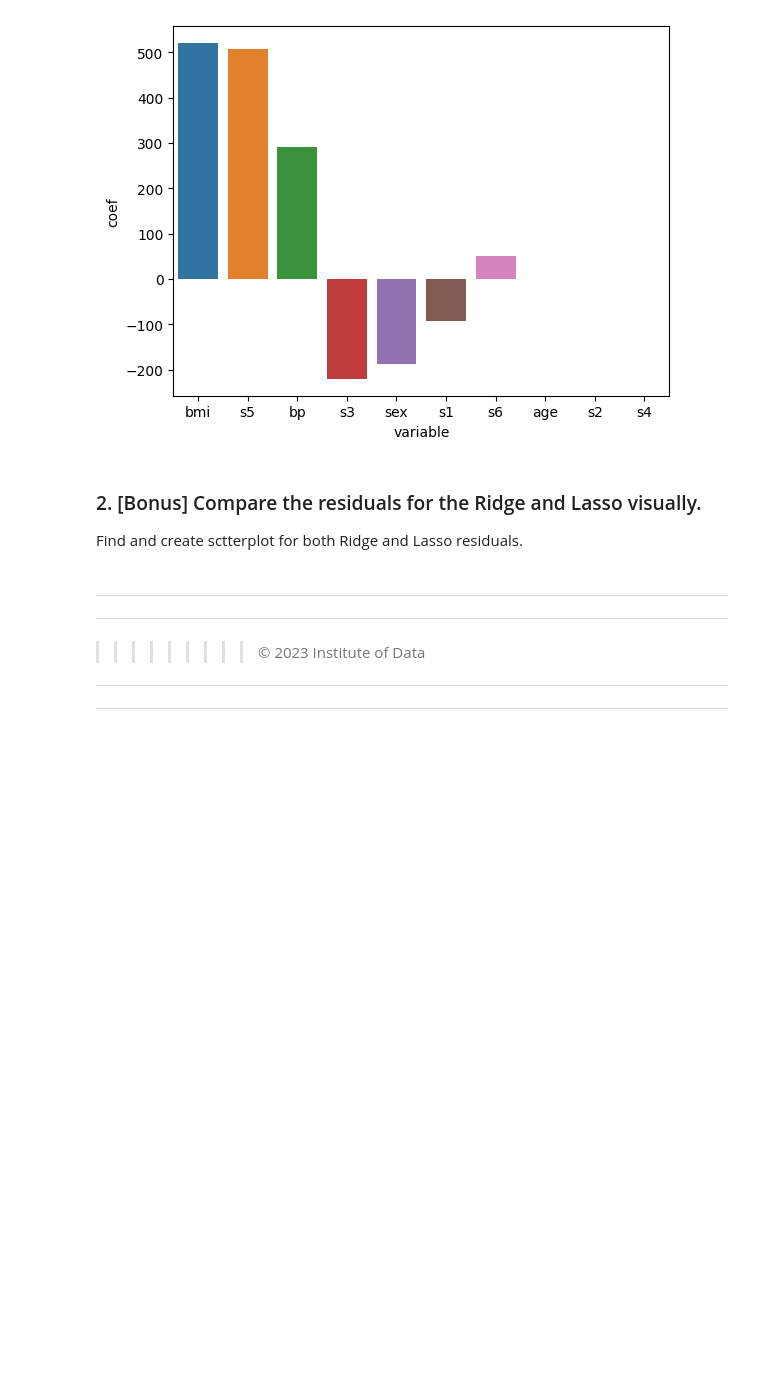
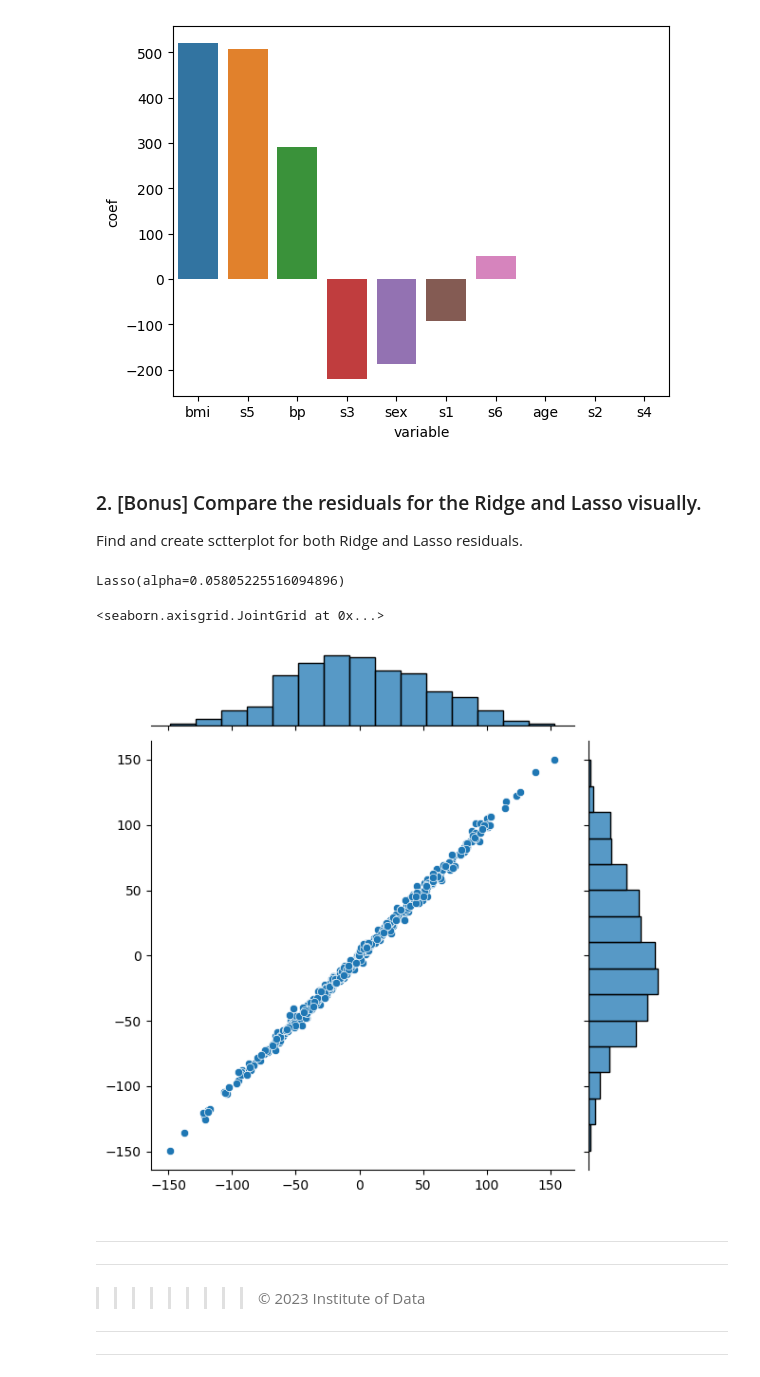
Before and after one commit to CDan07/IOD, a Jupyter notebook: Labs/Module 4/IOD_Lab.4.4.ipynb, the cells around one changed output. Drawn from its saved outputs; the diff is of its cells as text; code cells hidden in the pictures; blank space fills up the shorter version.

```diff
--- a/Labs/Module 4/IOD_Lab.4.4.ipynb
+++ b/Labs/Module 4/IOD_Lab.4.4.ipynb
@@ -282,5 +282,11 @@ view_coeff(X, optimal_lasso)
 Find and create sctterplot for both Ridge and Lasso residuals.
 # %%
 # Build the ridge and lasso using optimal alpha
+ridge = Ridge(alpha=optimal_ridge.alpha_)
+lasso = Lasso(alpha=optimal_lasso.alpha_)
 
 # Need to fit the Lasso and Ridge outside of cross_val_score like we did with the ridge
+ridge.fit(X, y)
+lasso.fit(X, y)
+# %% [output]
+Lasso(alpha=0.05805225516094896)
@@ -291,3 +293,13 @@ Find and create sctterplot for both Ridge and Lasso residuals.
+# %%
+# model residuals:
+ridge_resid = y - ridge.predict(X)
+lasso_resid = y - lasso.predict(X)
+# %%
+# Jointplot
+sns.jointplot(x=ridge_resid, y=lasso_resid)
+# %% [output]
+<seaborn.axisgrid.JointGrid at 0x...>
+[figure, added]
 # %% [markdown]
 
 
```
Also changed, not shown: parts of 2 cells of this notebook.
